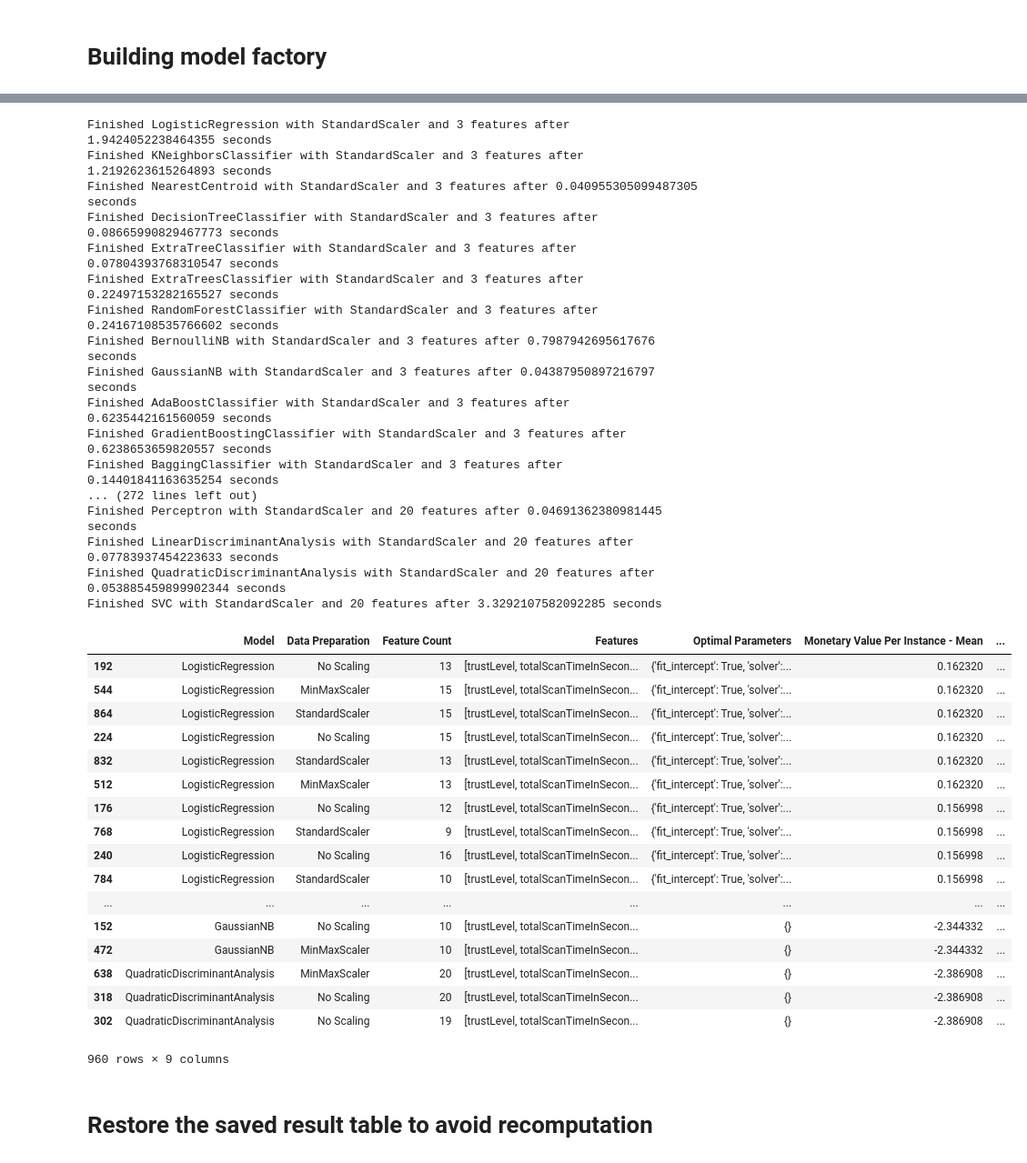
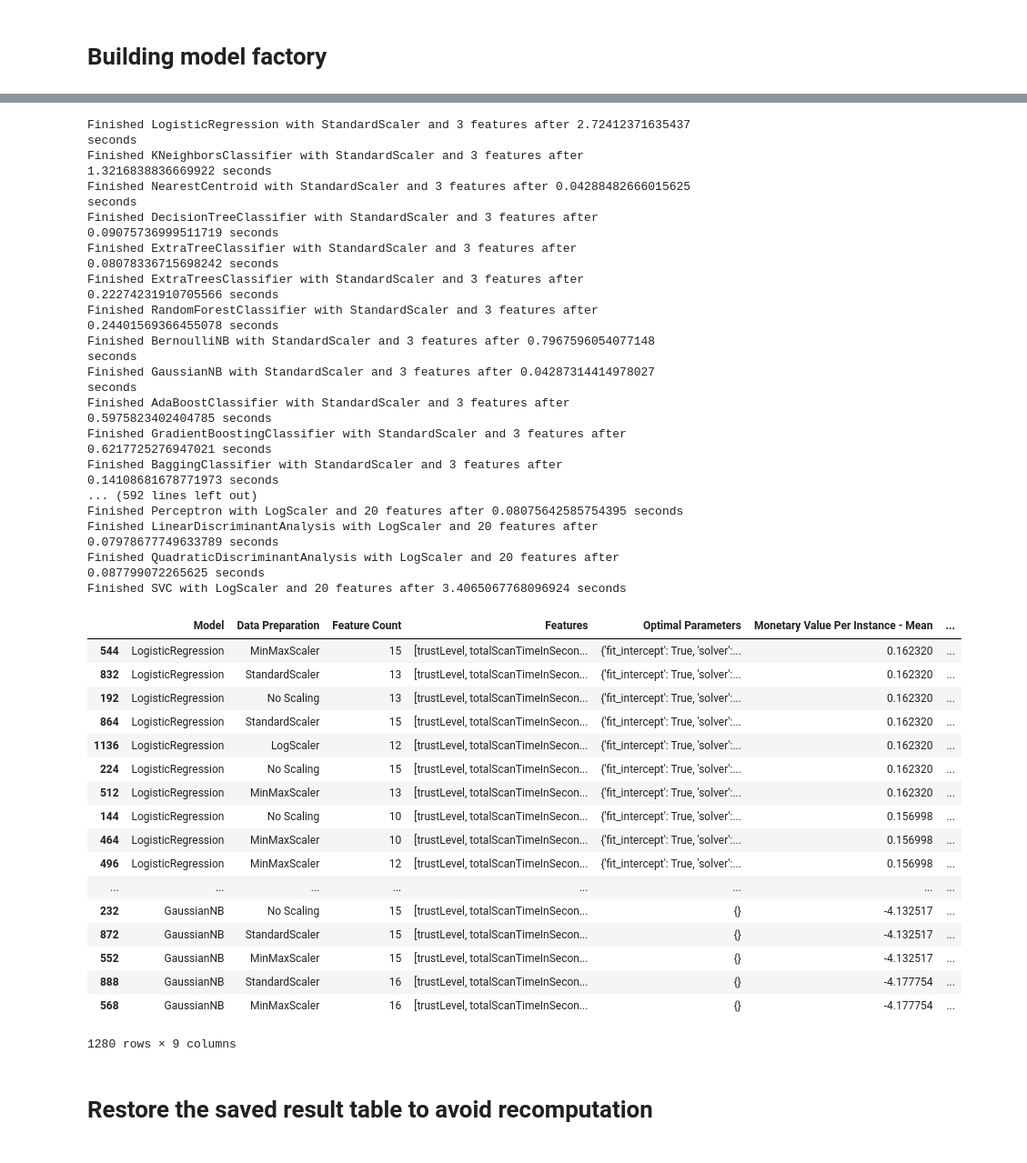
Before and after one commit to anhmt90/data-mining-cup, a Jupyter notebook: models/Model performance comparison - Only Training Set.ipynb, the cells around one changed output, grey strips where cells are left out. Shown at 91% size. Saved outputs shown, nothing was run; the diff lists cells and outputs as text; code cells hidden in the pictures.

Commit message:
Add Log Scaling to Model comparisons

```diff
--- a/models/Model performance comparison - Only Training Set.ipynb
+++ b/models/Model performance comparison - Only Training Set.ipynb
@@ -348,3 +365,9 @@ loo = LeaveOneOut()
 # %%
 Y = train['fraud']
 X = train.drop('fraud',axis=1)
+# %%
+
+
+transformer = FunctionTransformer(np.log1p, validate=True)
+
+pd.DataFrame(transformer.transform(X), columns=X.columns, index=X.index)
@@ -356,12 +398,13 @@ from sklearn.feature_selection import f_classif
 
 from sklearn.preprocessing import MinMaxScaler
 from sklearn.preprocessing import StandardScaler
+from sklearn.preprocessing import FunctionTransformer
 
 result_table = pd.DataFrame(columns=["Model", "Data Preparation", "Feature Count", "Features", "Optimal Parameters", "Monetary Value Per Instance - Mean", "Monetary Value Per Instance - Standard Deviation", "Time needed", "Raw Model"])
 
 
 # three types of data preparation: No preparation, MaxMinScaler, StandardScaler
-for data_preparation_step in range(1,4):
+for data_preparation_step in range(1,5):
     if (data_preparation_step == 1):
         X_scaled = X
         data_preparation = "No Scaling"
@@ -375,6 +418,11 @@ for data_preparation_step in range(1,4):
         feature_scaler.fit_transform(X.values)
         X_scaled = pd.DataFrame(feature_scaler.fit_transform(X.values), columns=X.columns, index=X.index)
         data_preparation = "StandardScaler"
+    elif (data_preparation_step == 4):
+        feature_scaler = StandardScaler()
+        feature_scaler.fit_transform(X.values)
+        X_scaled = pd.DataFrame(transformer.transform(X), columns=X.columns, index=X.index)
+        data_preparation = "LogScaler"
 
     for feature_count in range(1,len(list(X))+1):
 
@@ -464,38 +512,38 @@ Finished SVC with StandardScaler and 2 features after 0.19356250762939453 second
-Finished LogisticRegression with StandardScaler and 3 features after 1.9424052238464355 seconds
-Finished KNeighborsClassifier with StandardScaler and 3 features after 1.2192623615264893 seconds
-Finished NearestCentroid with StandardScaler and 3 features after 0.040955305099487305 seconds
-Finished DecisionTreeClassifier with StandardScaler and 3 features after 0.08665990829467773 seconds
-Finished ExtraTreeClassifier with StandardScaler and 3 features after 0.07804393768310547 seconds
-Finished ExtraTreesClassifier with StandardScaler and 3 features after 0.22497153282165527 seconds
-Finished RandomForestClassifier with StandardScaler and 3 features after 0.24167108535766602 seconds
-Finished BernoulliNB with StandardScaler and 3 features after 0.7987942695617676 seconds
-Finished GaussianNB with StandardScaler and 3 features after 0.04387950897216797 seconds
-Finished AdaBoostClassifier with StandardScaler and 3 features after 0.6235442161560059 seconds
-Finished GradientBoostingClassifier with StandardScaler and 3 features after 0.6238653659820557 seconds
-Finished BaggingClassifier with StandardScaler and 3 features after 0.14401841163635254 seconds
-... (272 lines left out)
-Finished Perceptron with StandardScaler and 20 features after 0.04691362380981445 seconds
-Finished LinearDiscriminantAnalysis with StandardScaler and 20 features after 0.07783937454223633 seconds
-Finished QuadraticDiscriminantAnalysis with StandardScaler and 20 features after 0.053885459899902344 seconds
-Finished SVC with StandardScaler and 20 features after 3.3292107582092285 seconds
+Finished LogisticRegression with StandardScaler and 3 features after 2.72412371635437 seconds
+Finished KNeighborsClassifier with StandardScaler and 3 features after 1.3216838836669922 seconds
+Finished NearestCentroid with StandardScaler and 3 features after 0.04288482666015625 seconds
+Finished DecisionTreeClassifier with StandardScaler and 3 features after 0.09075736999511719 seconds
+Finished ExtraTreeClassifier with StandardScaler and 3 features after 0.08078336715698242 seconds
+Finished ExtraTreesClassifier with StandardScaler and 3 features after 0.22274231910705566 seconds
+Finished RandomForestClassifier with StandardScaler and 3 features after 0.24401569366455078 seconds
+Finished BernoulliNB with StandardScaler and 3 features after 0.7967596054077148 seconds
+Finished GaussianNB with StandardScaler and 3 features after 0.04287314414978027 seconds
+Finished AdaBoostClassifier with StandardScaler and 3 features after 0.5975823402404785 seconds
+Finished GradientBoostingClassifier with StandardScaler and 3 features after 0.6217725276947021 seconds
+Finished BaggingClassifier with StandardScaler and 3 features after 0.14108681678771973 seconds
+... (592 lines left out)
+Finished Perceptron with LogScaler and 20 features after 0.08075642585754395 seconds
+Finished LinearDiscriminantAnalysis with LogScaler and 20 features after 0.07978677749633789 seconds
+Finished QuadraticDiscriminantAnalysis with LogScaler and 20 features after 0.087799072265625 seconds
+Finished SVC with LogScaler and 20 features after 3.4065067768096924 seconds
 |  | Model | Data Preparation | Feature Count | Features | Optimal Parameters | Monetary Value Per Instance - Mean | ... |
+| 544 | LogisticRegression | MinMaxScaler | 15 | [trustLevel, totalScanTimeInSecon... | {'fit_intercept': True, 'solver':... | 0.162320 | ... |
+| 832 | LogisticRegression | StandardScaler | 13 | [trustLevel, totalScanTimeInSecon... | {'fit_intercept': True, 'solver':... | 0.162320 | ... |
 | 192 | LogisticRegression | No Scaling | 13 | [trustLevel, totalScanTimeInSecon... | {'fit_intercept': True, 'solver':... | 0.162320 | ... |
-| 544 | LogisticRegression | MinMaxScaler | 15 | [trustLevel, totalScanTimeInSecon... | {'fit_intercept': True, 'solver':... | 0.162320 | ... |
 | 864 | LogisticRegression | StandardScaler | 15 | [trustLevel, totalScanTimeInSecon... | {'fit_intercept': True, 'solver':... | 0.162320 | ... |
+| 1136 | LogisticRegression | LogScaler | 12 | [trustLevel, totalScanTimeInSecon... | {'fit_intercept': True, 'solver':... | 0.162320 | ... |
 | 224 | LogisticRegression | No Scaling | 15 | [trustLevel, totalScanTimeInSecon... | {'fit_intercept': True, 'solver':... | 0.162320 | ... |
-| 832 | LogisticRegression | StandardScaler | 13 | [trustLevel, totalScanTimeInSecon... | {'fit_intercept': True, 'solver':... | 0.162320 | ... |
 | 512 | LogisticRegression | MinMaxScaler | 13 | [trustLevel, totalScanTimeInSecon... | {'fit_intercept': True, 'solver':... | 0.162320 | ... |
-| 176 | LogisticRegression | No Scaling | 12 | [trustLevel, totalScanTimeInSecon... | {'fit_intercept': True, 'solver':... | 0.156998 | ... |
-| 768 | LogisticRegression | StandardScaler | 9 | [trustLevel, totalScanTimeInSecon... | {'fit_intercept': True, 'solver':... | 0.156998 | ... |
-| 240 | LogisticRegression | No Scaling | 16 | [trustLevel, totalScanTimeInSecon... | {'fit_intercept': True, 'solver':... | 0.156998 | ... |
-| 784 | LogisticRegression | StandardScaler | 10 | [trustLevel, totalScanTimeInSecon... | {'fit_intercept': True, 'solver':... | 0.156998 | ... |
+| 144 | LogisticRegression | No Scaling | 10 | [trustLevel, totalScanTimeInSecon... | {'fit_intercept': True, 'solver':... | 0.156998 | ... |
+| 464 | LogisticRegression | MinMaxScaler | 10 | [trustLevel, totalScanTimeInSecon... | {'fit_intercept': True, 'solver':... | 0.156998 | ... |
+| 496 | LogisticRegression | MinMaxScaler | 12 | [trustLevel, totalScanTimeInSecon... | {'fit_intercept': True, 'solver':... | 0.156998 | ... |
 | ... | ... | ... | ... | ... | ... | ... | ... |
-| 152 | GaussianNB | No Scaling | 10 | [trustLevel, totalScanTimeInSecon... | {} | -2.344332 | ... |
-| 472 | GaussianNB | MinMaxScaler | 10 | [trustLevel, totalScanTimeInSecon... | {} | -2.344332 | ... |
-| 638 | QuadraticDiscriminantAnalysis | MinMaxScaler | 20 | [trustLevel, totalScanTimeInSecon... | {} | -2.386908 | ... |
-| 318 | QuadraticDiscriminantAnalysis | No Scaling | 20 | [trustLevel, totalScanTimeInSecon... | {} | -2.386908 | ... |
-| 302 | QuadraticDiscriminantAnalysis | No Scaling | 19 | [trustLevel, totalScanTimeInSecon... | {} | -2.386908 | ... |
+| 232 | GaussianNB | No Scaling | 15 | [trustLevel, totalScanTimeInSecon... | {} | -4.132517 | ... |
+| 872 | GaussianNB | StandardScaler | 15 | [trustLevel, totalScanTimeInSecon... | {} | -4.132517 | ... |
+| 552 | GaussianNB | MinMaxScaler | 15 | [trustLevel, totalScanTimeInSecon... | {} | -4.132517 | ... |
+| 888 | GaussianNB | StandardScaler | 16 | [trustLevel, totalScanTimeInSecon... | {} | -4.177754 | ... |
+| 568 | GaussianNB | MinMaxScaler | 16 | [trustLevel, totalScanTimeInSecon... | {} | -4.177754 | ... |
-960 rows × 9 columns
+1280 rows × 9 columns
 # %% [markdown]
 # Restore the saved result table to avoid recomputation
 # %%
```
Also changed, not shown: parts of 7 cells of this notebook, 1 other file.
